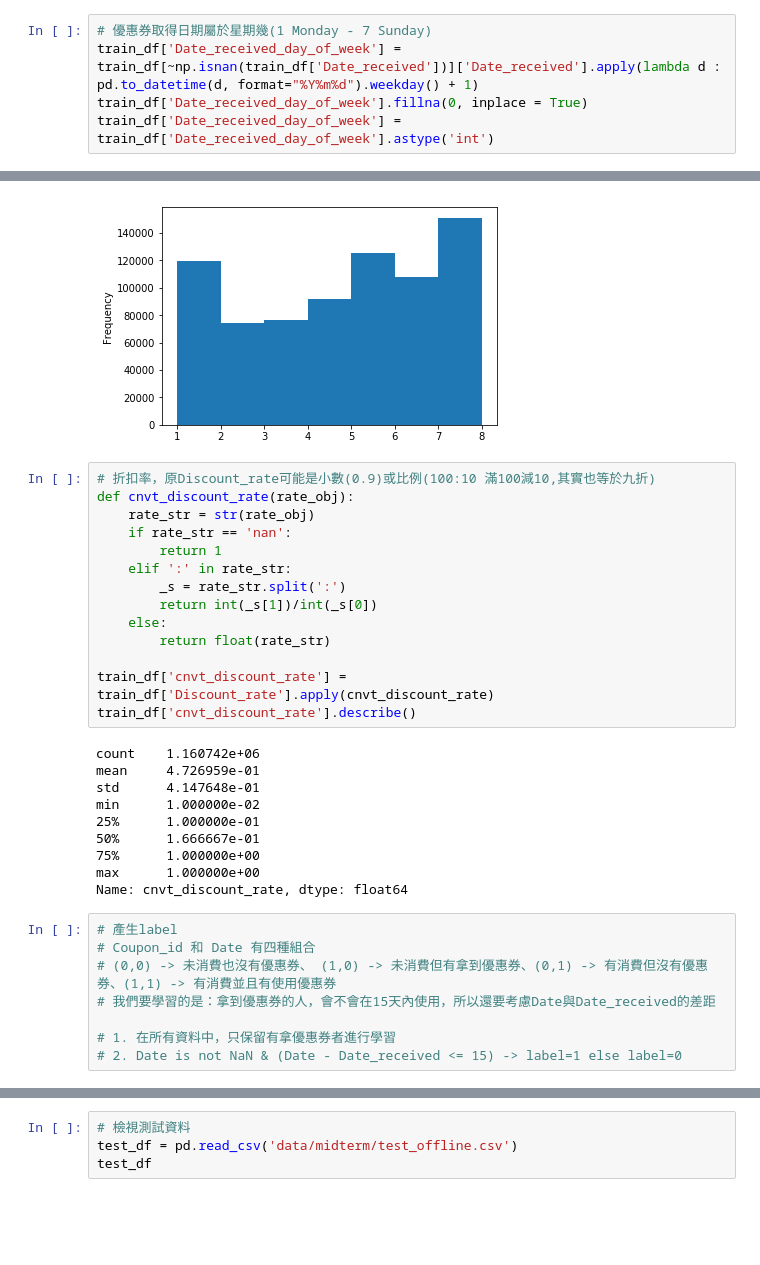
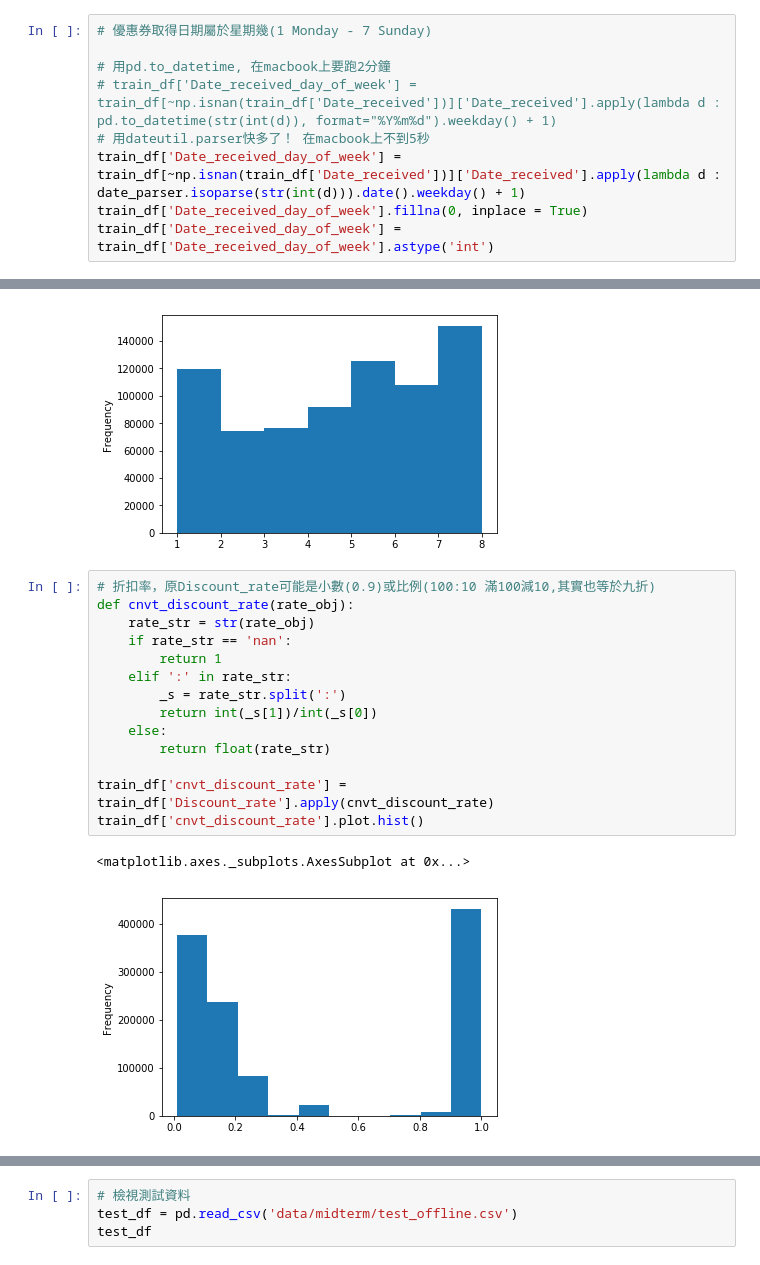
Before and after one commit to kenhutaiwan/2nd-ML100Days, a Jupyter notebook: homework/midterm.ipynb, the cells around one changed output, grey strips where cells are left out. Cells and saved outputs as stored; diff of their text form; blank space fills up the shorter version.

```diff
--- a/homework/midterm.ipynb
+++ b/homework/midterm.ipynb
@@ -74,7 +79,11 @@ train_df[train_df['coupon_shoping_month'] >0]['coupon_shoping_month'].plot.hist(
 [figure]
 # %%
 # 優惠券取得日期屬於星期幾(1 Monday - 7 Sunday)
-train_df['Date_received_day_of_week'] = train_df[~np.isnan(train_df['Date_received'])]['Date_received'].apply(lambda d : pd.to_datetime(d, format="%Y%m%d").weekday() + 1)
+
+# 用pd.to_datetime, 在macbook上要跑2分鐘
+# train_df['Date_received_day_of_week'] = train_df[~np.isnan(train_df['Date_received'])]['Date_received'].apply(lambda d : pd.to_datetime(str(int(d)), format="%Y%m%d").weekday() + 1)
+# 用dateutil.parser快多了！ 在macbook上不到5秒
+train_df['Date_received_day_of_week'] = train_df[~np.isnan(train_df['Date_received'])]['Date_received'].apply(lambda d : date_parser.isoparse(str(int(d))).date().weekday() + 1)
 train_df['Date_received_day_of_week'].fillna(0, inplace = True)
 train_df['Date_received_day_of_week'] = train_df['Date_received_day_of_week'].astype('int')
 # %%
@@ -87,32 +96,17 @@ array([1, 2, 3, 4, 5, 6, 7])
 # %%
 # 折扣率，原Discount_rate可能是小數(0.9)或比例(100:10 滿100減10,其實也等於九折)
 def cnvt_discount_rate(rate_obj):
     rate_str = str(rate_obj)
     if rate_str == 'nan':
         return 1
     elif ':' in rate_str:
         _s = rate_str.split(':')
         return int(_s[1])/int(_s[0])
     else:
         return float(rate_str)
 
 train_df['cnvt_discount_rate'] = train_df['Discount_rate'].apply(cnvt_discount_rate)
-train_df['cnvt_discount_rate'].describe()
+train_df['cnvt_discount_rate'].plot.hist()
 # %% [output]
-count    1.160742e+06
-mean     4.726959e-01
-std      4.147648e-01
-min      1.000000e-02
-25%      1.000000e-01
-50%      1.666667e-01
-75%      1.000000e+00
-max      1.000000e+00
-Name: cnvt_discount_rate, dtype: float64
+<matplotlib.axes._subplots.AxesSubplot at 0x...>
+[figure, added]
-# %%
-# 產生label
-# Coupon_id 和 Date 有四種組合
-# (0,0) -> 未消費也沒有優惠券、 (1,0) -> 未消費但有拿到優惠券、(0,1) -> 有消費但沒有優惠券、(1,1) -> 有消費並且有使用優惠券
-# 我們要學習的是：拿到優惠券的人，會不會在15天內使用，所以還要考慮Date與Date_received的差距
-
-# 1. 在所有資料中，只保留有拿優惠券者進行學習
-# 2. Date is not NaN & (Date - Date_received <= 15) -> label=1 else label=0
```
Also changed, not shown: parts of 8 cells of this notebook, 4 other files.
